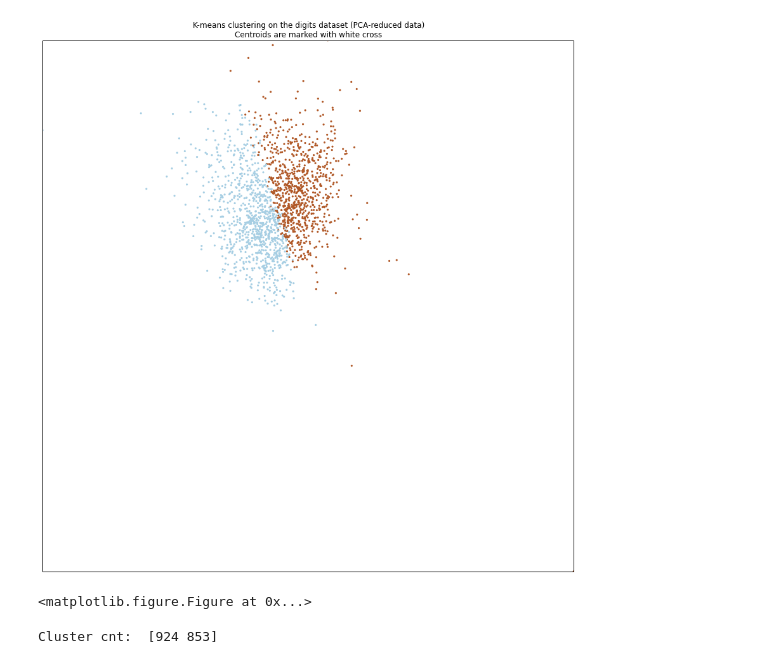
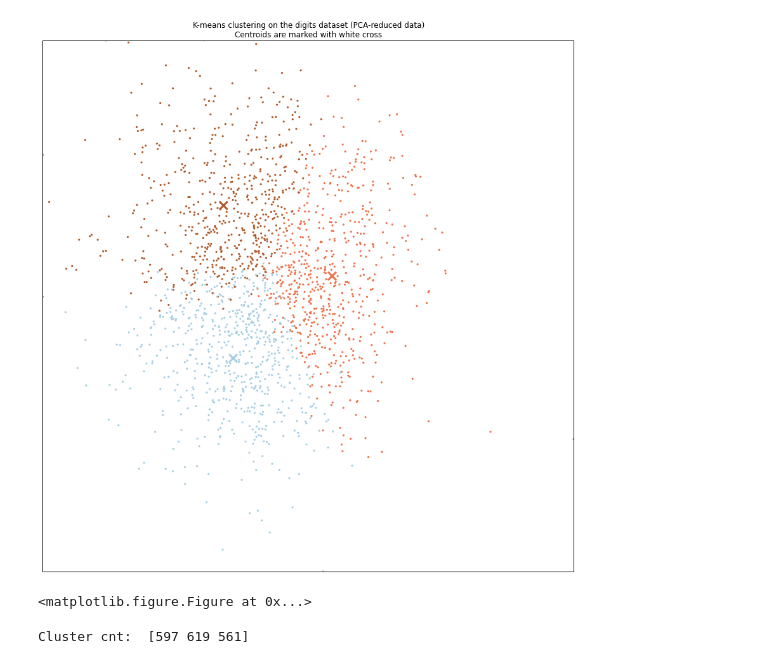
Before and after one commit to ihadanny/turbulence-z-team, a Jupyter notebook: ipython-notebooks/Clusterer_beta.ipynb, the cells around one changed output. Drawn from its saved outputs; the diff is of its cells as text; code cells hidden in the pictures.

```diff
--- a/ipython-notebooks/Clusterer_beta.ipynb
+++ b/ipython-notebooks/Clusterer_beta.ipynb
@@ -25,10 +25,17 @@ plt.rcParams['figure.figsize'] = (15.0, 15.0)
 # %%
 clustering_columns = [
     'ALSFRS_Total_last_zscore',
-    'ALSFRS_Total_slope_mean_zscore',
+    'ALSFRS_Total_mean_slope_zscore',
     'weight_mean_zscore',
     'weight_pct_diff_zscore',
-    'Age_last_zscore'
+    'Age_last_zscore',
+
+    'onset_delta_last_zscore',
+    'Albumin_last_zscore',
+    'Creatinine_last_zscore',
+    'fvc_percent_pct_diff_zscore',
+    'bp_systolic_mean_zscore',
+
 ]
 # %%
 
@@ -97,13 +102,13 @@ proact_train.head()
 # %%
-kmeans = KMeans(init='k-means++', n_clusters=2)
+kmeans = KMeans(init='k-means++', n_clusters=3)
 kmeans.fit(proact_train)
 visualize_kmeans(kmeans, proact_train)
 sorted([(metrics.adjusted_mutual_info_score(proact_train[col], kmeans.labels_), col) for col in proact_train.columns])
 print "Cluster cnt: ", np.bincount(kmeans.labels_)
 # %% [output]
-[figure, old version]
+[figure, new version]
 <matplotlib.figure.Figure at 0x...>
-Cluster cnt:  [924 853]
+Cluster cnt:  [597 619 561]
 # %%
 
 for t in ['train', 'test']:
```
Also changed, not shown: parts of 1 cell of this notebook, 18 other files.
